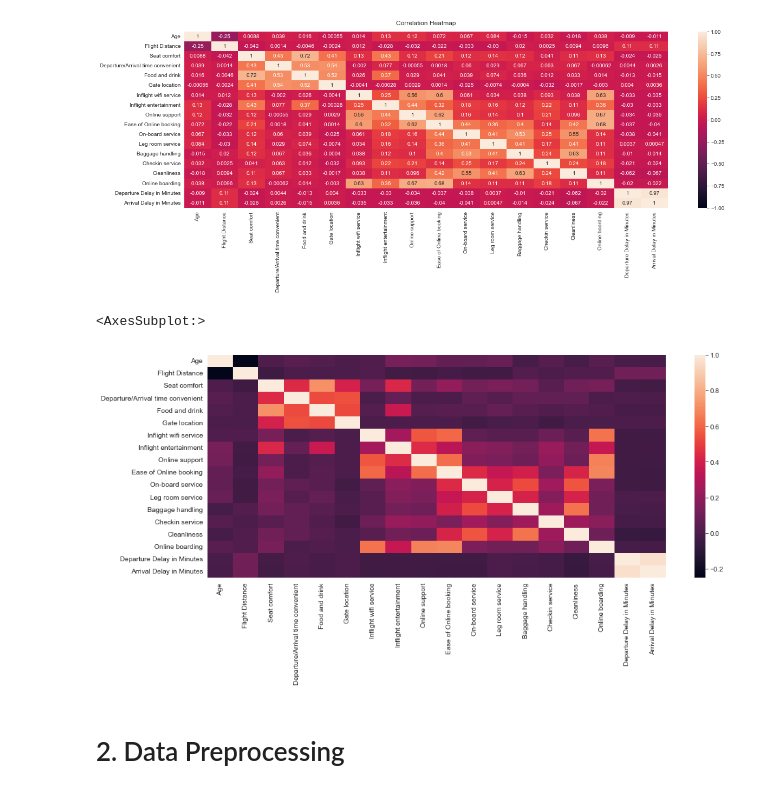
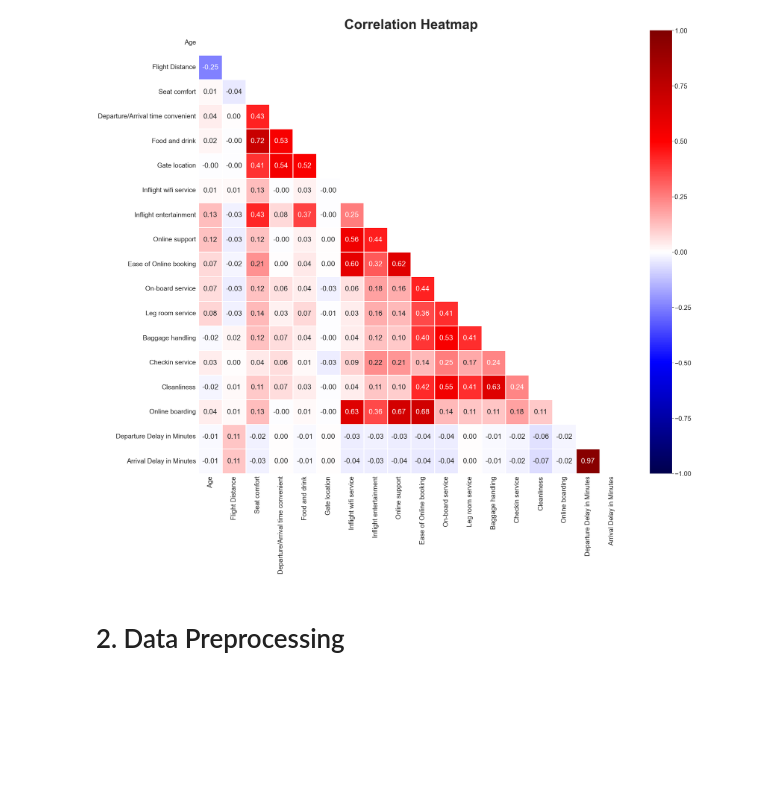
Before and after one commit to lotlouischoitslab/Airline_Satisfaction, a Jupyter notebook: airline_satisfication.ipynb, the cells around one changed output. Drawn from its saved outputs; the diff is of its cells as text; code cells hidden in the pictures; blank space fills up the shorter version.

Commit message:
organizing data plots

```diff
--- a/airline_satisfication.ipynb
+++ b/airline_satisfication.ipynb
@@ -171,19 +174,16 @@ correlation_matrix
 | Online boarding | 0.037973 | 0.009604 | 0.130396 | -0.000623 | 0.013587 | -0.003043 | ... |
 | Departure Delay in Minutes | -0.009041 | 0.112555 | -0.023817 | 0.004395 | -0.013433 | 0.003962 | ... |
 | Arrival Delay in Minutes | -0.011248 | 0.110103 | -0.025506 | 0.002599 | -0.014881 | 0.003640 | ... |
-# %%
-plt.figure(figsize=(20, 6))
-heatmap = sns.heatmap(correlation_matrix, vmin=-1, vmax=1, annot=True)
-# Give a title to the heatmap. Pad defines the distance of the title from the top of the heatmap.
-heatmap.set_title('Correlation Heatmap', fontdict={'fontsize':12}, pad=12);
-# %% [output]
-[figure, removed]
 # %%
-plt.figure(figsize=(15, 6))
-sns.heatmap(correlation_matrix)
+sns.set(style='white',font_scale=2.2)
+fig = plt.figure(figsize=[35,30])
+mask = np.triu(np.ones_like(correlation_matrix, dtype=bool))
+cmap = sns.diverging_palette(150, 0, as_cmap=True)
+sns.heatmap(correlation_matrix,cmap='seismic',linewidth=3,linecolor='white',vmax = 1, vmin=-1,mask=mask, annot=True,fmt='0.2f')
+plt.title('Correlation Heatmap', weight='bold',fontsize=50)
+plt.savefig('heatmap.png',transparent=True, bbox_inches='tight')
 # %% [output]
-<AxesSubplot:>
-[figure, old version]
+[figure, new version]
 # %% [markdown]
 # 2. Data Preprocessing
 # %%
```
Also changed, not shown: parts of 13 cells of this notebook, 1 other file.
